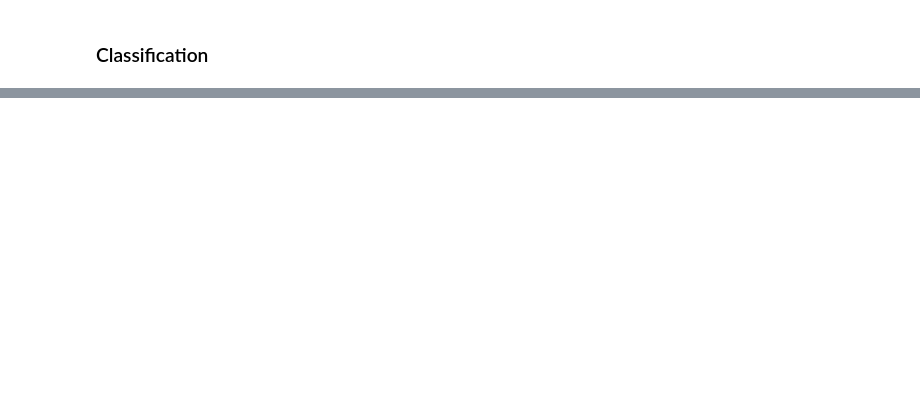
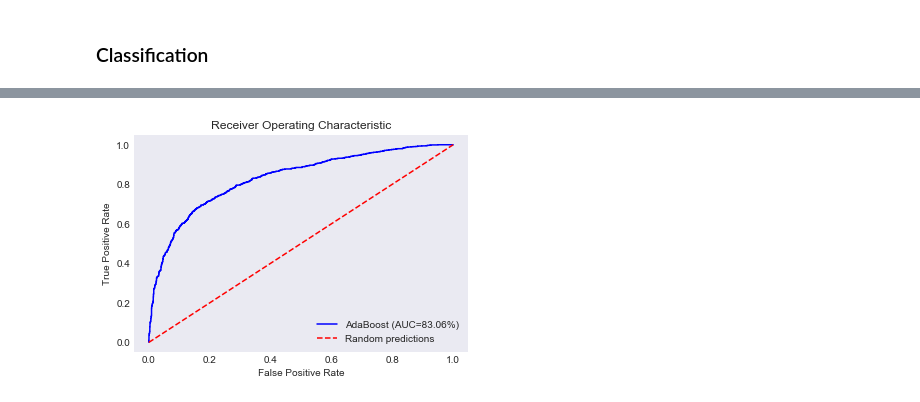
Before and after one commit to qmeeus/auction-optimiser, a Jupyter notebook: Predictive analysis.ipynb, the cells around one changed output, grey strips where cells are left out. Saved outputs shown, nothing was run; the diff lists cells and outputs as text; code cells hidden in the pictures; blank space fills up the shorter version.

```diff
--- a/Predictive analysis.ipynb
+++ b/Predictive analysis.ipynb
@@ -209,3 +137,7 @@ plt.ylabel('True Positive Rate'); plt.xlabel('False Positive Rate');
+# %%
+plot_roc_curve(classifiers, best_models, X_test, y_test_bins)
+# %% [output]
+[figure, added]
 # %%
 clf = best_models[0]
 coef = pd.DataFrame(index=X_train.columns)
```
Also changed, not shown: parts of 13 cells of this notebook, 2 other files.
